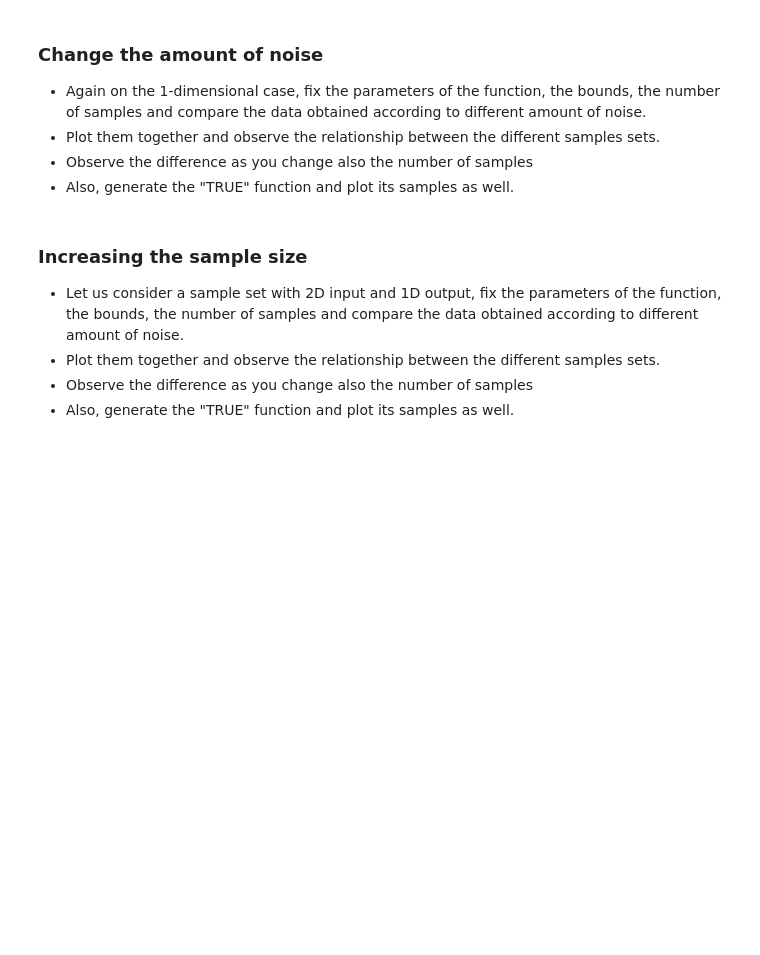
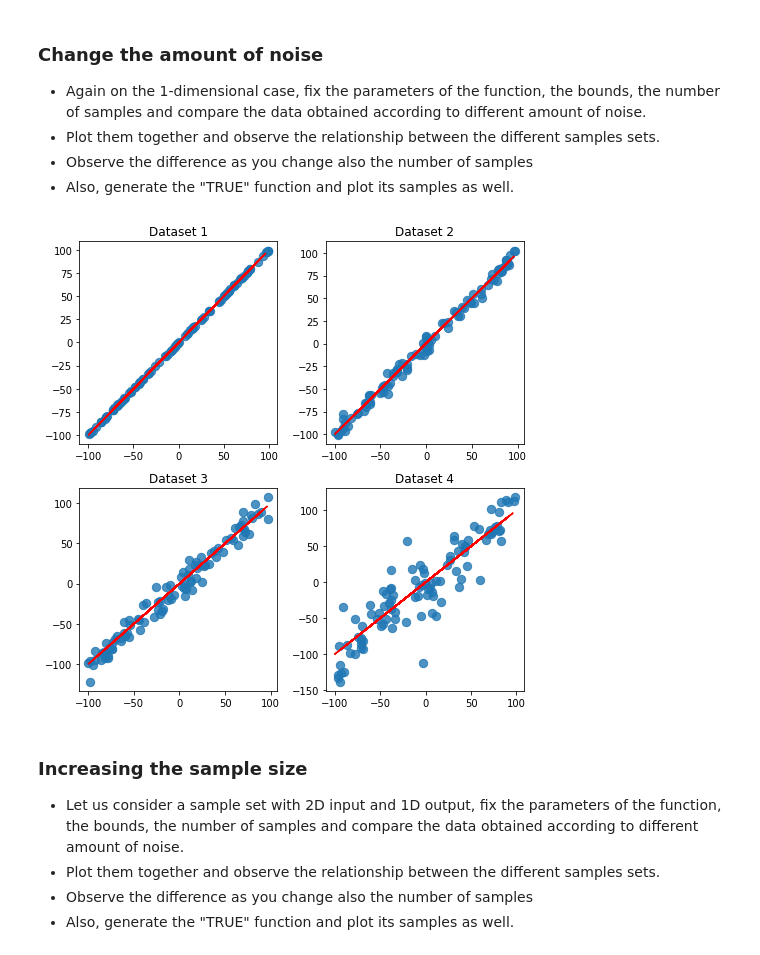
Before and after one commit to mosemb/MachineLearningAssignments, a Jupyter notebook: 01_DataGeneration.ipynb, the cells around one changed output. Saved outputs shown, nothing was run; the diff lists cells and outputs as text; code cells hidden in the pictures; blank space fills up the shorter version.

```diff
--- a/01_DataGeneration.ipynb
+++ b/01_DataGeneration.ipynb
@@ -97,33 +105,52 @@ D = 1
 w = np.array([1]).transpose()
 w.shape = (D,1)
 
 low_D = np.array([-100])
 high_D = np.array([100])
 
 # Here we can compute the true function
 Xtrue, Ytrue = linearRegrFunction(100, D, low_D, high_D, w, 0)
 
 # Setup a plot in which the different sets can be shown and visually compared
 fig = plt.figure(figsize=(7,7))
 ax0 = fig.add_subplot(2, 2, 1)
 ax1 = fig.add_subplot(2, 2, 2)
 ax2 = fig.add_subplot(2, 2, 3)
 ax3 = fig.add_subplot(2, 2, 4)
 
 Xd1, Yd1 = linearRegrFunction(n, D, low_D, high_D, w, sigma_noise=0.1)
 ax0.scatter(Xd1, Yd1, s=70, alpha=0.8)
 ax0.plot(Xtrue, Ytrue, c='r')
 ax0.set_title("Dataset 1")
 
 # GENERATE 3 FURTHER INSTANCES OF THE DATA KEEPING THE SAME VALUE FOR ALL THE PARAMETERS BUT THE NOISE LEVEL
 # DATASET Xd2, Yd2 WITH sigma_noise = 5
 # DATASET Xd3, Yd3 WITH sigma_noise = 10
 # DATASET Xd4, Yd4 WITH sigma_noise = 25
 # VISUALIZE THE OBTAINED POINTS ON DIFFERENT SUBPLOTS
 
 # Fill here...
+# DATASET Xd2, Yd2 WITH sigma_noise = 5
+Xd1, Yd1 = linearRegrFunction(n, D, low_D, high_D, w, sigma_noise=5)
+ax1.scatter(Xd1, Yd1, s=70, alpha=0.8)
+ax1.plot(Xtrue, Ytrue, c='r')
+ax1.set_title("Dataset 2")
+
+# DATASET Xd2, Yd2 WITH sigma_noise = 10
+Xd1, Yd1 = linearRegrFunction(n, D, low_D, high_D, w, sigma_noise=10)
+ax2.scatter(Xd1, Yd1, s=70, alpha=0.8)
+ax2.plot(Xtrue, Ytrue, c='r')
+ax2.set_title("Dataset 3")
+
+# DATASET Xd2, Yd2 WITH sigma_noise = 25
+Xd1, Yd1 = linearRegrFunction(n, D, low_D, high_D, w, sigma_noise=25)
+ax3.scatter(Xd1, Yd1, s=70, alpha=0.8)
+ax3.plot(Xtrue, Ytrue, c='r')
+ax3.set_title("Dataset 4")
 
 fig.tight_layout()
+# %% [output]
+[figure, added]
 # %% [markdown]
 ### Increasing the sample size
 
```
Also changed, not shown: parts of 6 cells of this notebook.
